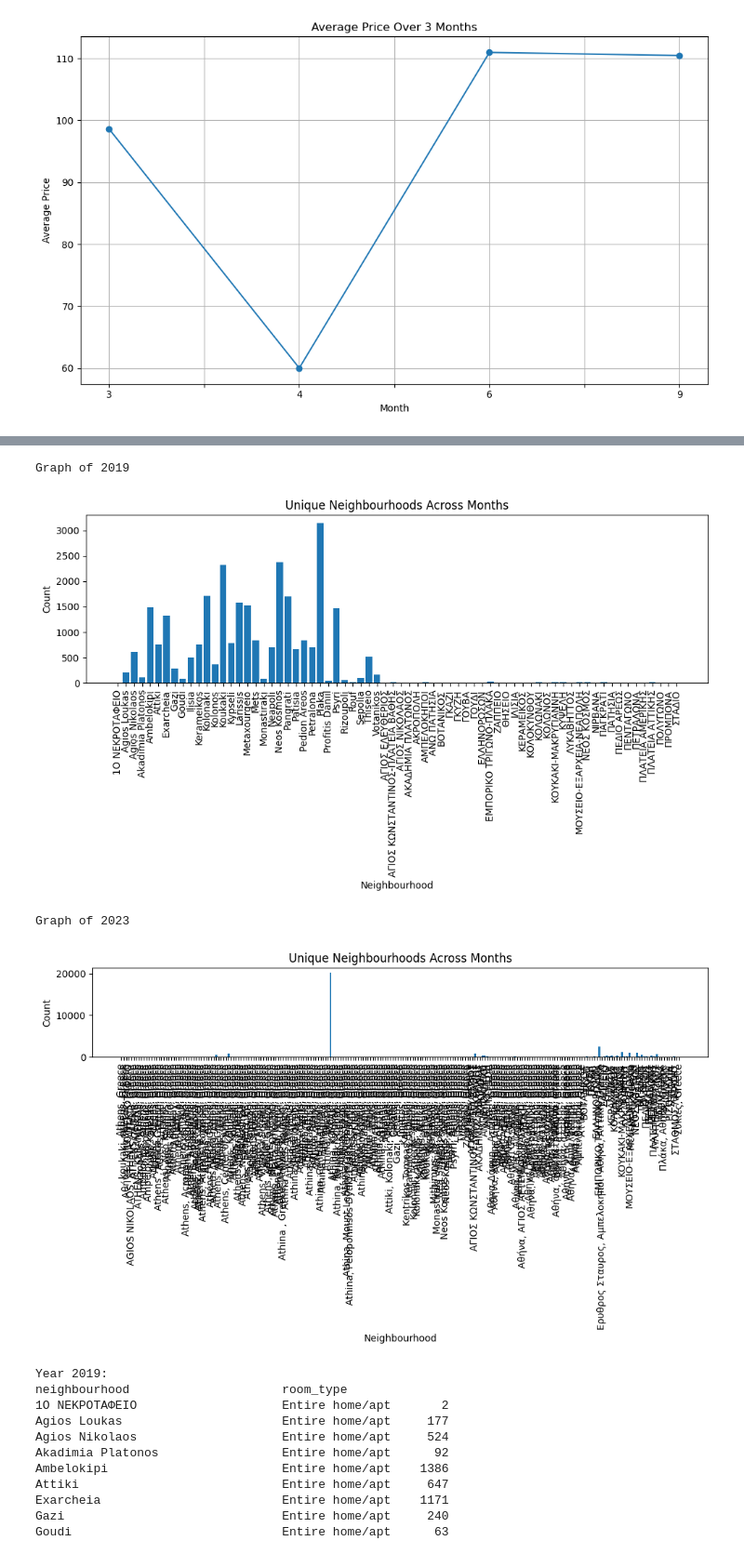
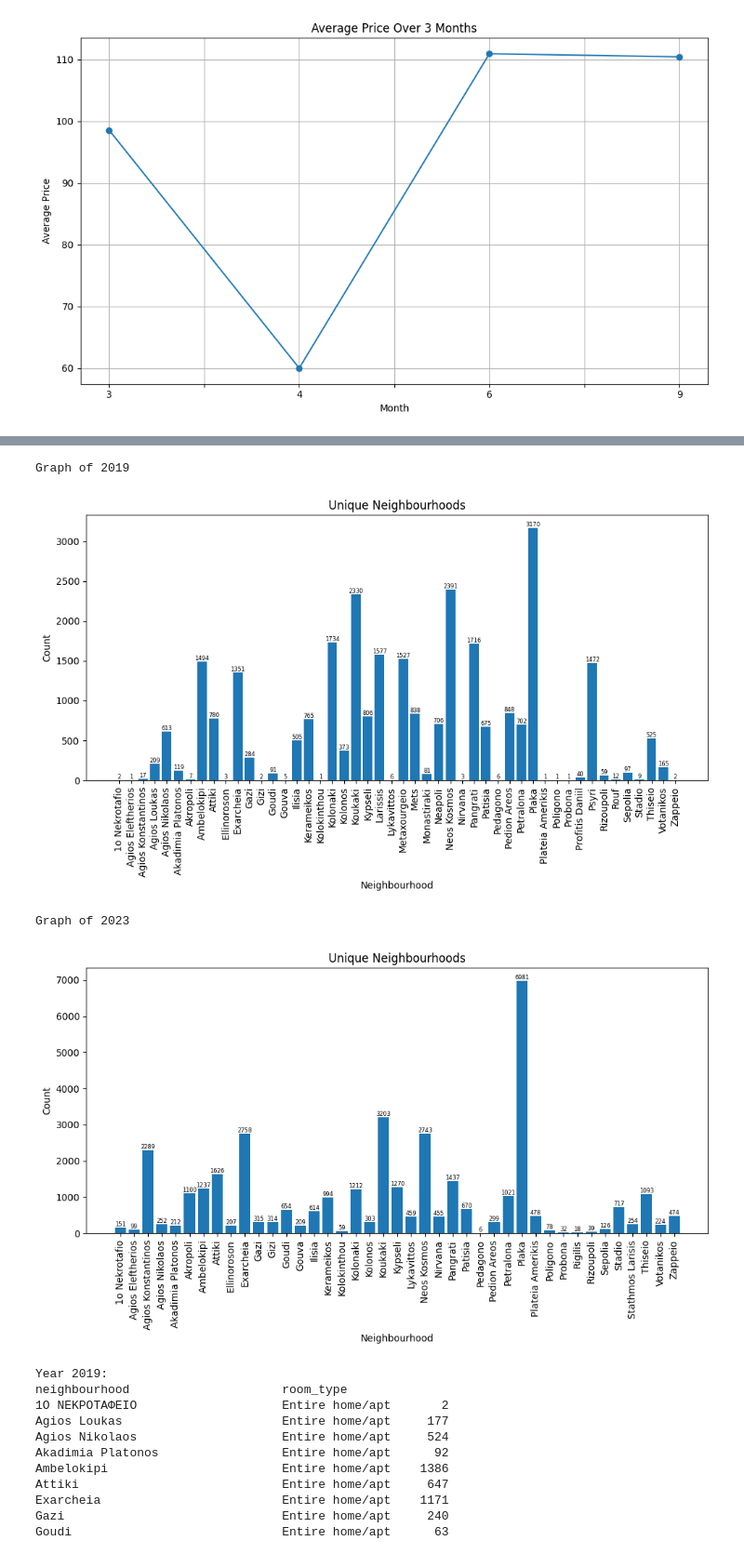
Before and after one commit to vaggeliskg/Data-Mining-Techniques-Project1, a Jupyter notebook: data_exploration.ipynb, the cells around one changed output, grey strips where cells are left out. Shown at 93% size. Drawn from its saved outputs; the diff is of its cells as text; code cells hidden in the pictures.

```diff
--- a/data_exploration.ipynb
+++ b/data_exploration.ipynb
@@ -6,7 +6,7 @@ import matplotlib.pyplot as plt
 import os
 # %%
 # Function for output csv file
-def data_exploration(df_combined, months_folders, output_csv_path):
+def data_exploration(df_combined, months_folders, output_csv_path, columns_to_select):
 
     # Initialize a counter to track the number of NaN values replaced
     nan_replaced_count = 0
@@ -78,8 +78,15 @@ df_combined_2019 = pd.DataFrame()
 df_combined_2023 = pd.DataFrame()
 
 # Define the columns you want to select
-columns_to_select = ['id', 'zipcode', 'transit', 'bedrooms', 'beds', 'review_scores_rating', 'number_of_reviews',
+columns_to_select_2019 = ['id', 'zipcode', 'transit', 'bedrooms', 'beds', 'review_scores_rating', 'number_of_reviews',
                         'neighbourhood', 'name', 'latitude', 'longitude', 'last_review', 'instant_bookable', 'host_since',
+                        'host_response_rate','host_identity_verified', 'host_has_profile_pic', 'first_review', 'description','city',
+                        'cancellation_policy', 'bed_type', 'bathrooms', 'accommodates', 'amenities', 'room_type',
+                        'property_type', 'price', 'availability_365', 'minimum_nights', 'last_scraped']
+
+# Define the columns you want to select
+columns_to_select_2023 = ['id', 'zipcode', 'transit', 'bedrooms', 'beds', 'review_scores_rating', 'number_of_reviews',
+                        'neighbourhood_cleansed', 'name', 'latitude', 'longitude', 'last_review', 'instant_bookable', 'host_since',
                         'host_response_rate','host_identity_verified', 'host_has_profile_pic', 'first_review', 'description','city',
                         'cancellation_policy', 'bed_type', 'bathrooms', 'accommodates', 'amenities', 'room_type',
                         'property_type', 'price', 'availability_365', 'minimum_nights', 'last_scraped']
@@ -92,7 +99,7 @@ months_folders = ['data/2019/april', 'data/2019/febrouary', 'data/2019/march']
 # Define the path to the output CSV file
 output_csv_path_2019 = 'data_train/train_2019.csv'
 
-df_combined_2019 = data_exploration(df_combined_2019, months_folders, output_csv_path_2019)
+df_combined_2019 = data_exploration(df_combined_2019, months_folders, output_csv_path_2019, columns_to_select_2019)
 
 ### 2023 ###
 
@@ -102,7 +109,8 @@ months_folders = ['data/2023/june', 'data/2023/march', 'data/2023/september']
 # Define the path to the output CSV file
 output_csv_path_2023 = 'data_train/train_2023.csv'
 
-df_combined_2023 = data_exploration(df_combined_2023, months_folders, output_csv_path_2023)
+df_combined_2023 = data_exploration(df_combined_2023, months_folders, output_csv_path_2023, columns_to_select_2023)
+df_combined_2023.rename(columns={'neighbourhood_cleansed': 'neighbourhood'}, inplace=True)
 # %% [output]
 Data from all months has been written to data_train/train_2019.csv
 The output CSV file has 31 columns.
@@ -476,36 +490,39 @@ def mk_graph(df_combined):
     df_combined['month'] = df_combined['last_scraped'].dt.month.astype('float')
 
     properties = df_combined.groupby(['neighbourhood','month'])['id'].nunique()
 
     neighborhood_total_counts = properties.groupby('neighbourhood').sum()
     # Plot histogram
     plt.figure(figsize=(10, 6))
     plt.bar(neighborhood_total_counts.index.get_level_values('neighbourhood'), neighborhood_total_counts)
 
     # Rotate the x-axis labels for better readability
     plt.xticks(rotation=90)
 
     # Set labels and title
     plt.xlabel('Neighbourhood')
     plt.ylabel('Count')
-    plt.title('Unique Neighbourhoods Across Months')
+    plt.title('Unique Neighbourhoods')
+
+    for i, count in enumerate(neighborhood_total_counts):
+        plt.text(i, count, str(count), ha='center', va='bottom', fontsize=6)
 
     # Show the plot
     plt.tight_layout()
     plt.show()
 
 # 2019
 print("Graph of 2019")
 mk_graph(df_combined_2019)
 
 # 2023
 print("\nGraph of 2023")
 mk_graph(df_combined_2023)
 # %% [output]
 Graph of 2019
-[figure, old version]
+[figure, new version]
 Graph of 2023
-[figure, old version]
+[figure, new version]
 # %%
 # Question 1.7
 ## NOMIZO META THA THELEI KAPOS NA EPANAFEREIS TA DIPLA STO DF ISOS KSANADIABAZONTAS TO ARXEIO KAI PERNONTAS TO STO IDIO df_combined
```
Also changed, not shown: parts of 5 cells of this notebook.
